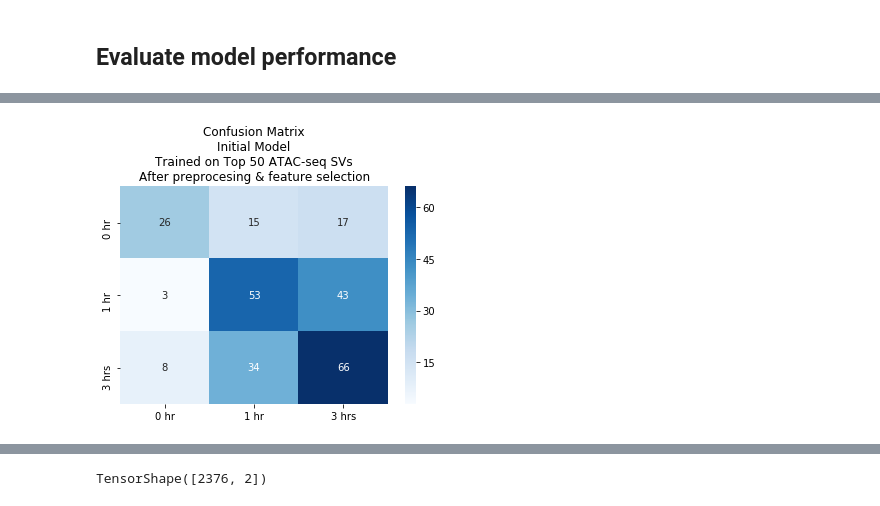
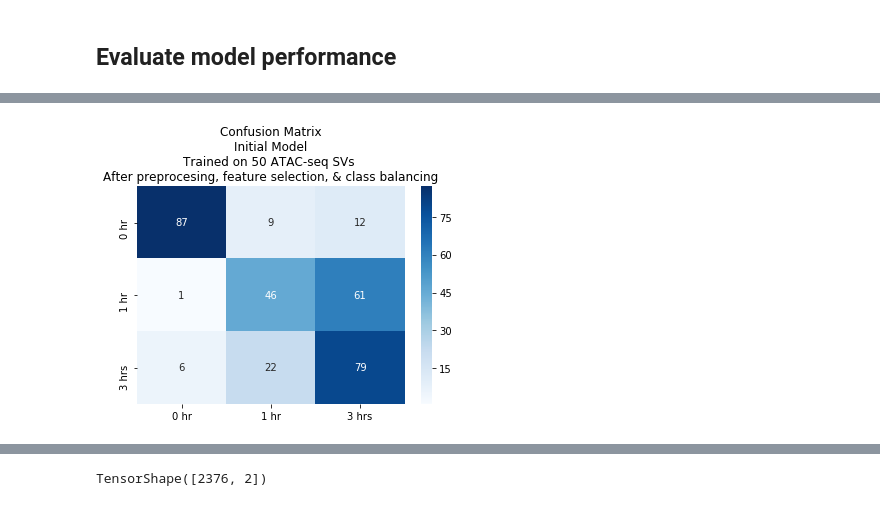
Before and after one commit to taylormjs/cell-type-classifier, a Jupyter notebook: classifier.ipynb, the cells around one changed output, grey strips where cells are left out. Saved outputs shown, nothing was run; the diff lists cells and outputs as text; code cells hidden in the pictures.

```diff
--- a/classifier.ipynb
+++ b/classifier.ipynb
@@ -97,6 +99,6 @@ bi_low_df = pd.read_hdf(bim_low_data_path)
 # %%
 # merge rna and atac together if bimodal dataset not already created
-bimodal_df = pd.merge(rna_df, atac_df, on=['sample', 'treatTime'], suffixes=('_rna', '_atac'))
+# bimodal_df = pd.merge(rna_df, atac_df, on=['sample', 'treatTime'], suffixes=('_rna', '_atac'))
 # %%
 bimodal_df
 # %% [output]
@@ -230,3 +221,17 @@ X_train_bi, X_test_bi, Y_train_bi, Y_test_bi = train_test_split(X_bimodal_np, Y_
 X_train_bi_low, X_test_bi_low, Y_train_bi_low, Y_test_bi_low = train_test_split(X_bi_low_np, Y_bi_low_le,
                                                                                 test_size=0.1, random_state=0,
                                                                                 stratify=Y_bi_low_le)
+# %%
+''' Get validation sets '''
+X_train_atac, X_val_atac, Y_train_atac, Y_val_atac = train_test_split(X_train_atac, Y_train_atac,
+                                                                        test_size=0.11, random_state=1,
+                                                                        stratify=Y_train_atac)
+X_train_rna, X_val_rna, Y_train_rna, Y_val_rna = train_test_split(X_train_rna, Y_train_rna,
+                                                                    test_size=0.11, random_state=1,
+                                                                    stratify=Y_train_rna)
+X_train_bi, X_val_bi, Y_train_bi, Y_val_bi = train_test_split(X_train_bi, Y_train_bi,
+                                                                test_size=0.11, random_state=1,
+                                                                stratify=Y_train_bi)
+X_train_bi_low, X_val_bi_low, Y_train_bi_low, Y_val_bi_low = train_test_split(X_train_bi_low, Y_train_bi_low,
+                                                                                test_size=0.11, random_state=1,
+                                                                                stratify=Y_train_bi_low)
@@ -483,7 +513,7 @@ def training(x_train, y_train, x_val, y_val, hyperparam_config, num_epochs, batc
     dropout_rate = hyperparam_config['dropout_rate']
     l2_lambda = hyperparam_config['l2_lambda']
     lr = hyperparam_config['lr']
-    model = nn_model_factor(n_features=num_features, dropout_rate=dropout_rate, l2_lambda=l2_lambda)
+    model = nn_model(n_features=num_features, dropout_rate=dropout_rate, l2_lambda=l2_lambda)
     loss_fn = tf.keras.losses.CategoricalCrossentropy() # todo - make sure this is correct
     optimizer = K.optimizers.SGD(learning_rate=lr)  #TODO - double check this optimizer
 
@@ -1134,8 +1157,8 @@ def make_confusion_matrix_DEX(y_test, y_pred, cmap='Blues', subtitle='INSERT SUB
     axs.set_title(f'Confusion Matrix\n{subtitle}')
 # %%
 ''' Evaluate model trained ONLY on ATAC-seq input '''
-y_atac_pred = predict_one_hot(X_atac_test, model_dir='models/best_atac_pca_model_pp_fs')
-y_atac_sm = predict(X_atac_test, model_dir='models/best_atac_pca_model_pp_fs')
+y_atac_pred = predict_one_hot(X_atac_test, model_dir='models/best_atacSVD_upSampled_model')
+y_atac_sm = predict(X_atac_test, model_dir='models/best_atacSVD_upSampled_model')
 # %%
 ''' Get metrics for ATAC-seq'''
 print(f'Accuracy: {accuracy(Y_atac_test, y_atac_pred)}')
@@ -1150,6 +1173,6 @@ Recall: 0.5471698045730591
 # %%
-make_confusion_matrix_DEX(Y_atac_test, y_atac_pred, subtitle='Initial Model\nTrained on Top 50 ATAC-seq SVs\nAfter preprocesing & feature selection')
+make_confusion_matrix_DEX(Y_atac_test, y_atac_pred, subtitle='Initial Model\nTrained on 50 ATAC-seq SVs \nAfter preprocesing, feature selection, & class balancing')
 # %% [output]
-[figure, old version]
+[figure, new version]
 # %%
 ''' Evaluate model trained ONLY on RNA-seq input '''
```
Also changed, not shown: parts of 38 cells of this notebook, 2 other files.
